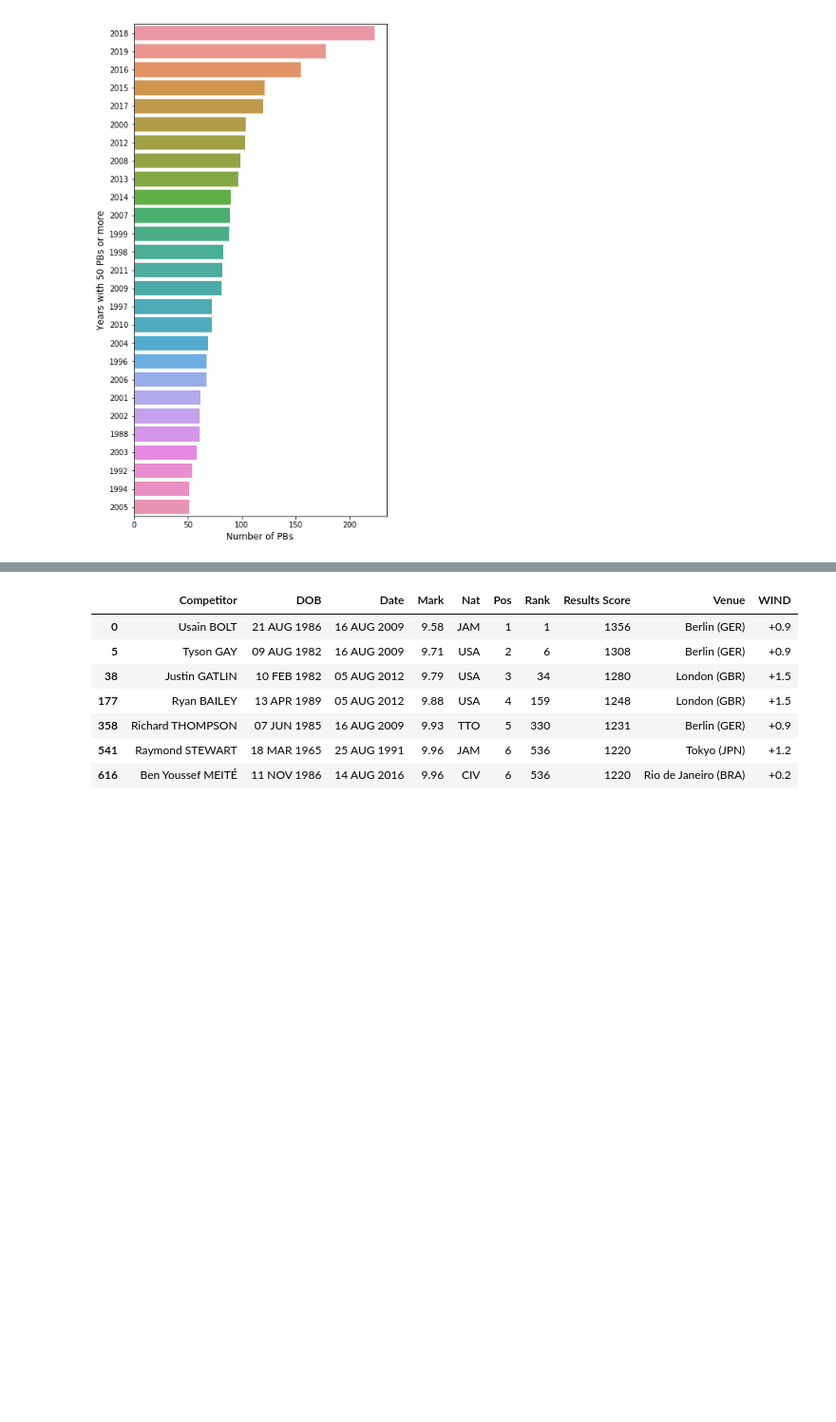
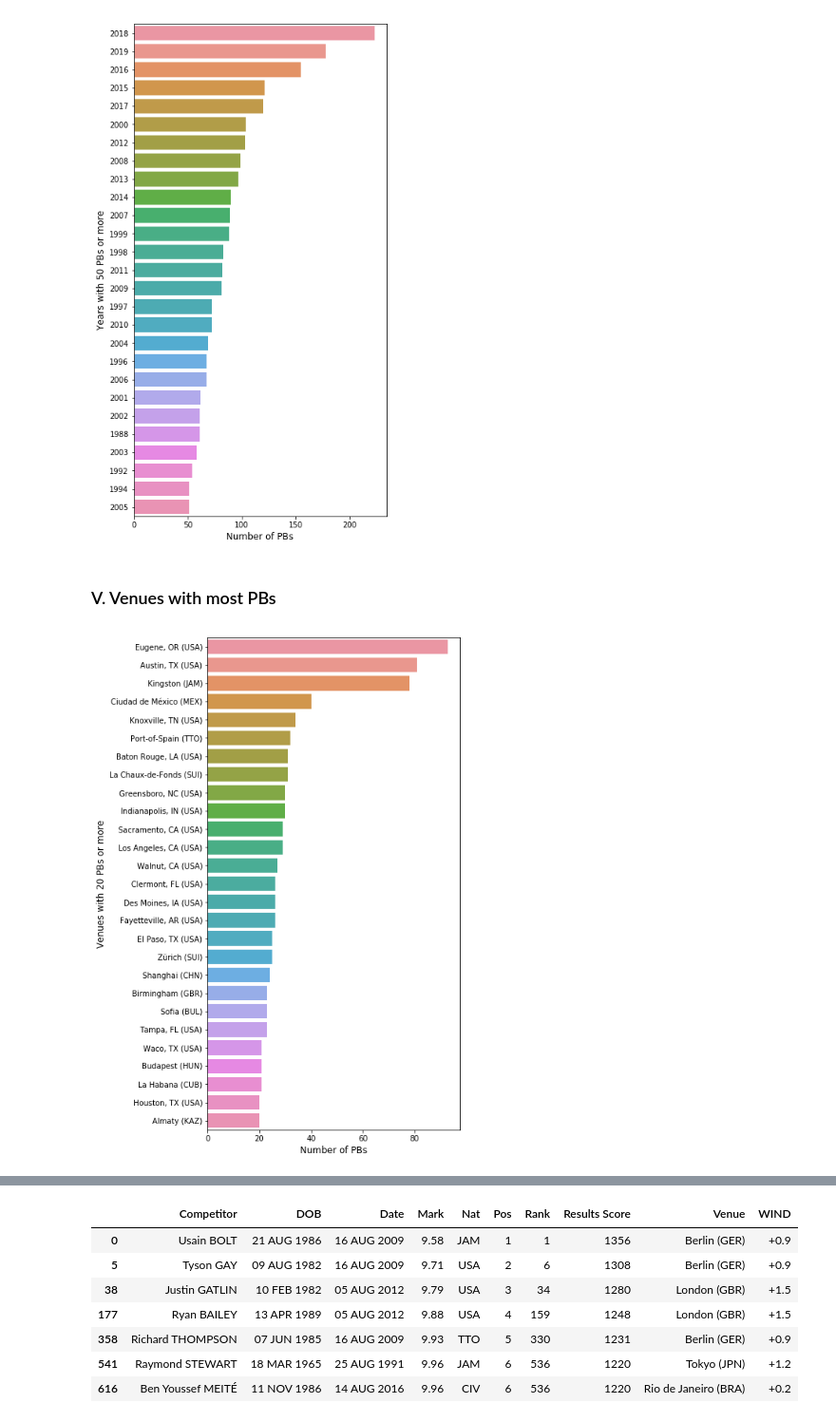
Before and after one commit to rmondini/trackandfield, a Jupyter notebook: mensprint.ipynb, the cells around one changed output, grey strips where cells are left out. Shown: that part at 95% size. Saved outputs shown, nothing was run; the diff lists cells and outputs as text; code cells hidden in the pictures; blank space fills up the shorter version.

Commit message:
added venues with most PBs analysis

```diff
--- a/mensprint.ipynb
+++ b/mensprint.ipynb
@@ -262,4 +262,19 @@ plt.ylabel('Years with 50 PBs or more', size=12)
 plt.show()
 # %% [output]
 [figure]
+# %% [markdown]
+### V. Venues with most PBs ###
+# %%
+df1_venuecount = df1['Venue'].value_counts()
+df1_venuecountfinal_index = df1_venuecount[df1_venuecount>=20].index
+df1_venueplt = df1[df1['Venue'].isin(df1_venuecountfinal_index)].copy()
+
+# plot
+plt.figure(figsize=(6,12))
+sns.countplot(y='Venue', data=df1_venueplt, order=df1_venuecountfinal_index)
+plt.xlabel('Number of PBs', size=12)
+plt.ylabel('Venues with 20 PBs or more', size=12)
+plt.show()
+# %% [output]
+[figure, added]
 # %% [markdown]
```
Also changed, not shown: parts of 5 cells of this notebook.
